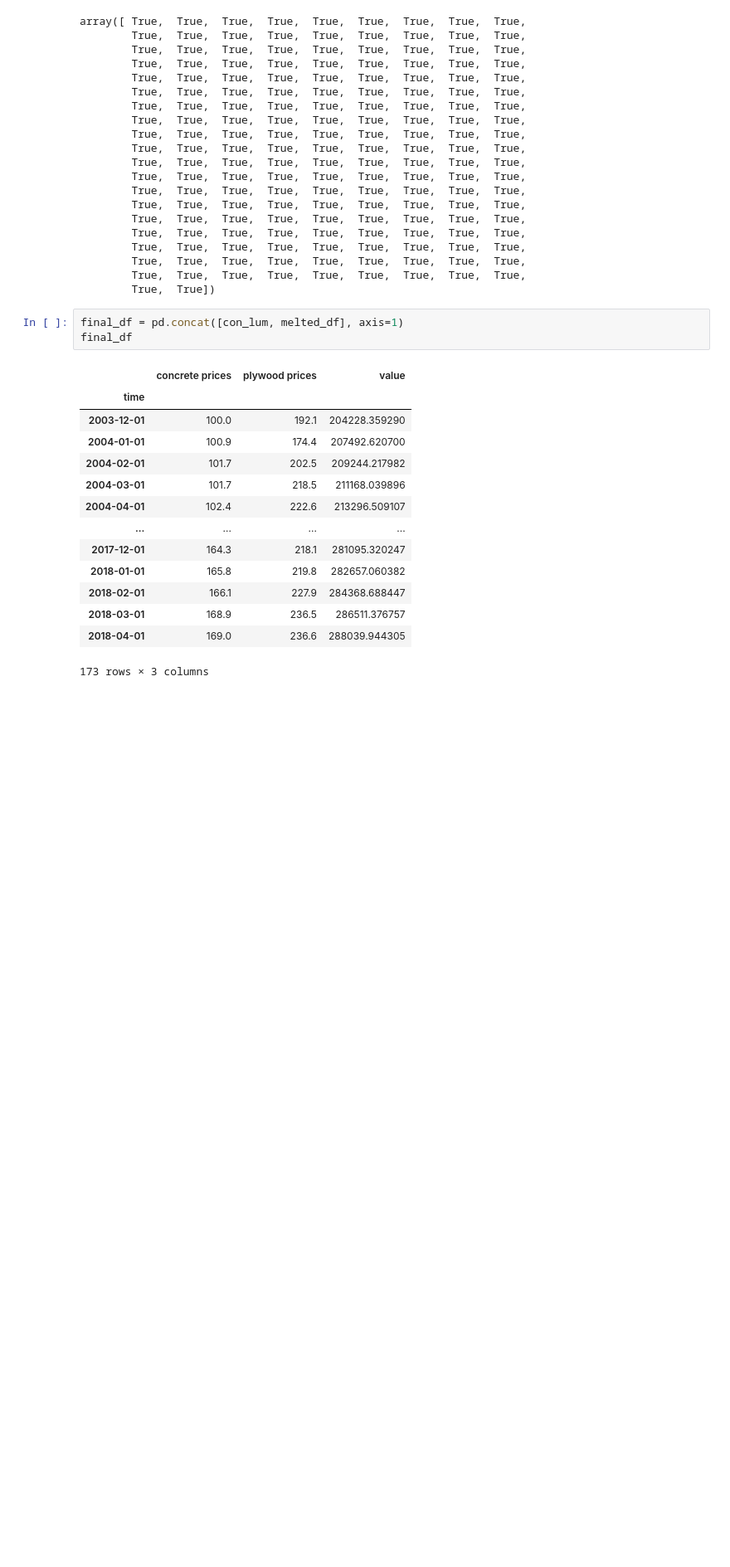
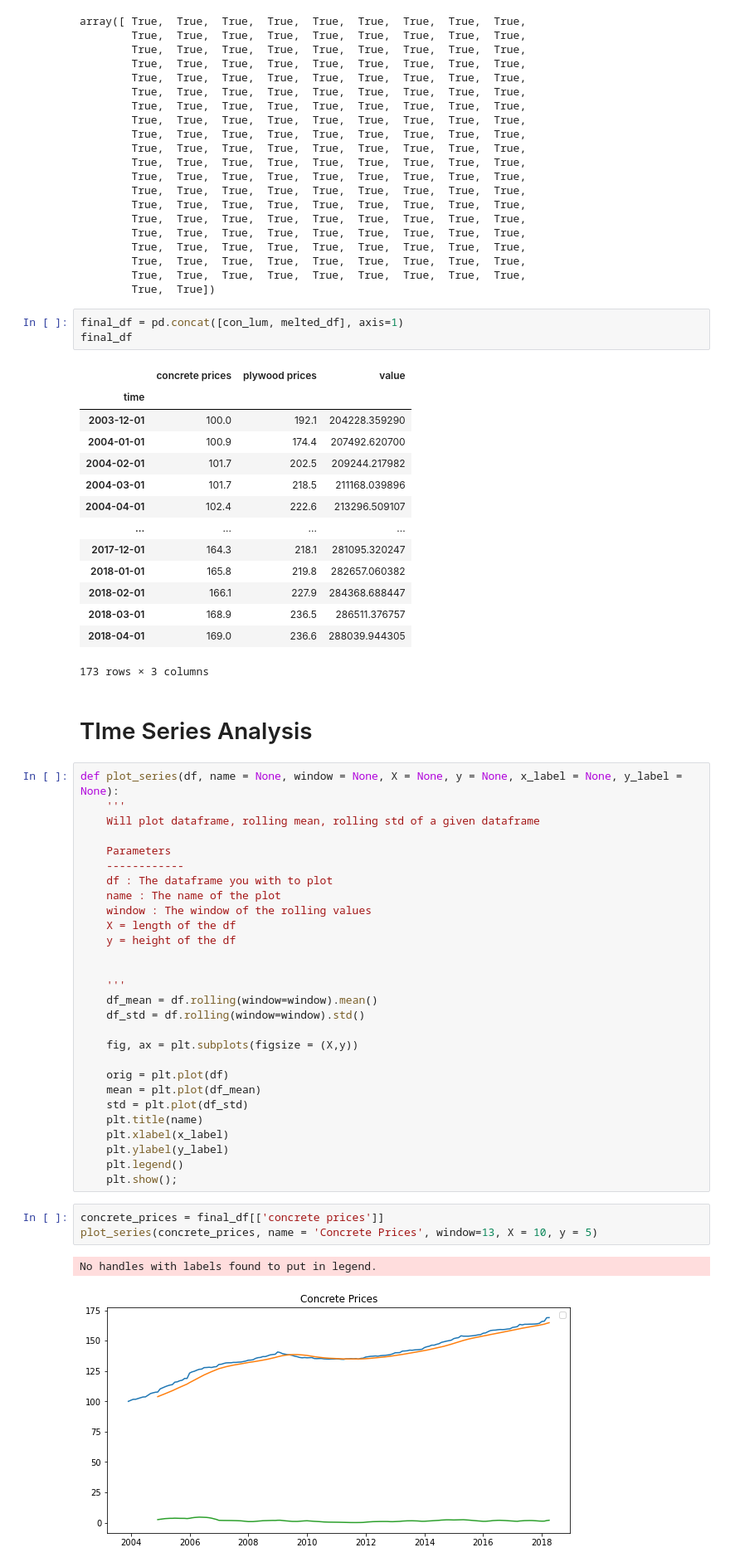
Before and after one commit to fivearm/Phase_4_Project, a Jupyter notebook: check.ipynb, the cells around one changed output. Shown: that part at 83% size. Drawn from its saved outputs; the diff is of its cells as text; blank space fills up the shorter version.

```diff
--- a/check.ipynb
+++ b/check.ipynb
@@ -283,3 +291,39 @@ final_df
 | 2018-03-01 | 168.9 | 236.5 | 286511.376757 |
 | 2018-04-01 | 169.0 | 236.6 | 288039.944305 |
 173 rows × 3 columns
+# %% [markdown]
+# TIme Series Analysis
+# %%
+def plot_series(df, name = None, window = None, X = None, y = None, x_label = None, y_label = None):
+    '''
+    Will plot dataframe, rolling mean, rolling std of a given dataframe
+
+    Parameters
+    ------------
+    df : The dataframe you with to plot
+    name : The name of the plot
+    window : The window of the rolling values
+    X = length of the df
+    y = height of the df
+
+
+    '''
+    df_mean = df.rolling(window=window).mean()
+    df_std = df.rolling(window=window).std()
+
+    fig, ax = plt.subplots(figsize = (X,y))
+
+    orig = plt.plot(df)
+    mean = plt.plot(df_mean)
+    std = plt.plot(df_std)
+    plt.title(name)
+    plt.xlabel(x_label)
+    plt.ylabel(y_label)
+    plt.legend()
+    plt.show();
+# %%
+concrete_prices = final_df[['concrete prices']]
+plot_series(concrete_prices, name = 'Concrete Prices', window=13, X = 10, y = 5)
+# %% [output]
+No handles with labels found to put in legend.
+[figure, added]
```
Also changed, not shown: parts of 3 cells of this notebook.
